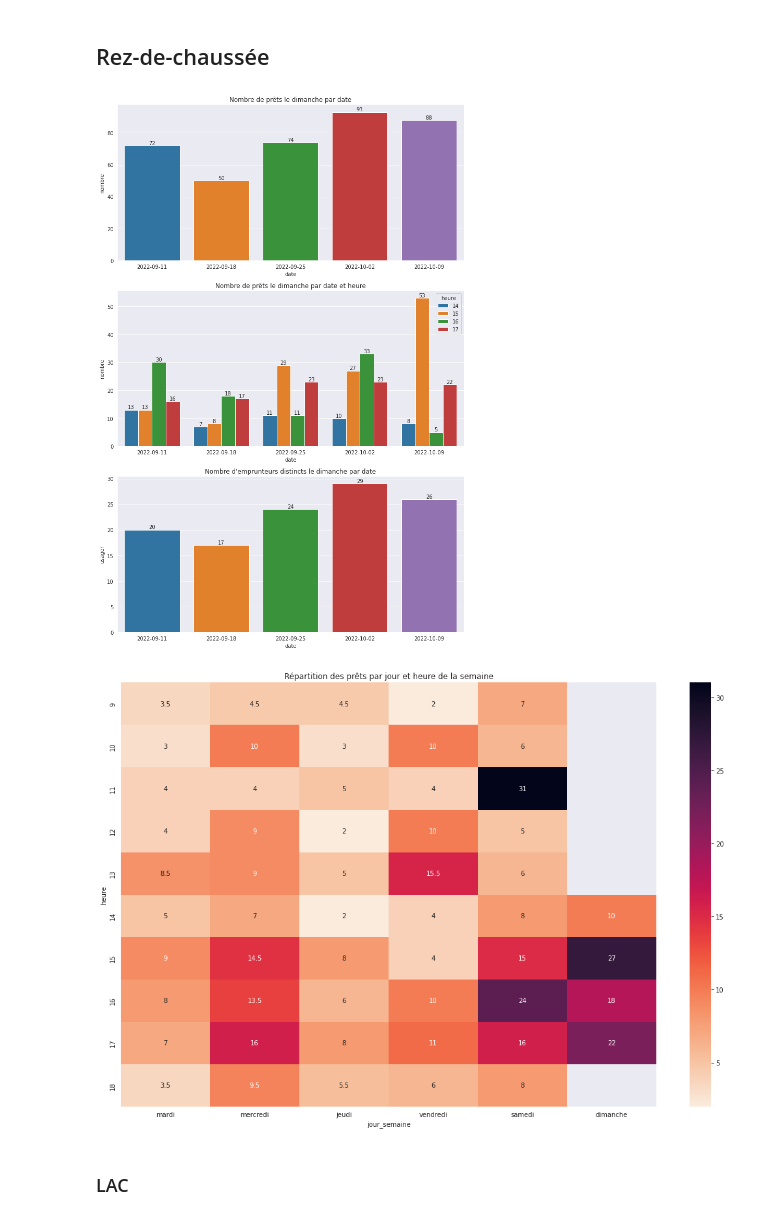
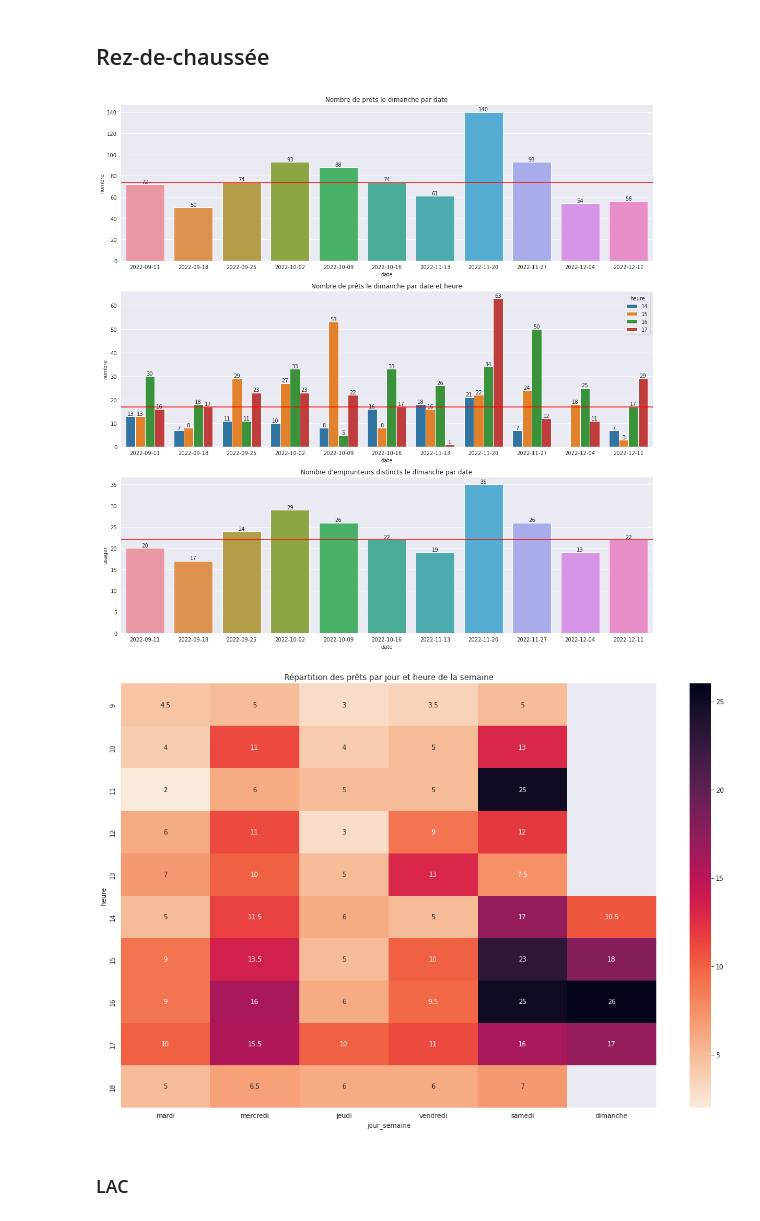
Before and after one commit to ragbx/kibini2, a Jupyter notebook: kibini/notebook_activite.ipynb, the cells around one changed output. Cells and saved outputs as stored; diff of their text form; code cells hidden in the pictures.

```diff
--- a/kibini/notebook_activite.ipynb
+++ b/kibini/notebook_activite.ipynb
@@ -125,19 +128,22 @@ c2l = c2l.dict_codes_lib
 # %% [markdown]
 ## Entrées
 # %%
-query = """
-SELECT datetime as date_heure, entrees as nombre
+query = f"""SELECT datetime as date_heure, entrees as nombre
 FROM stat_entrees
-WHERE DATE(datetime) BETWEEN '2022-09-05' AND '2022-10-17'
+WHERE DATE(datetime) BETWEEN '{date_debut}' AND '{date_fin}'
 """
 entrees = StatActivite(db_conn=db_conn, query=query)
 entrees.get_df_activite(jourSemaine=6)
 
-f, ax = plt.subplots(2, figsize=(10, 10))
+f, ax = plt.subplots(2, figsize=(15, 10))
+
+ax[0].axhline(y = entrees.df_activiteJourSemaine_parPeriode['nombre'].median(), color = 'r')
 sns.barplot(data=entrees.df_activiteJourSemaine_parPeriode, x= 'date', y='nombre', ax=ax[0])
 ax[0].set_title("Nombre d'entrées le dimanche par date")
 for i in ax[0].containers:
     ax[0].bar_label(i,)
+
+ax[1].axhline(y = entrees.df_activiteJourSemaineHeure_parPeriode['nombre'].median(), color = 'r')
 sns.barplot(data=entrees.df_activiteJourSemaineHeure_parPeriode, x= 'date', y='nombre', hue='heure', ax=ax[1])
 ax[1].set_title("Nombre d'entrées le dimanche par date et heure")
 for i in ax[1].containers:
@@ -156,30 +162,37 @@ f.tight_layout()
 # %% [markdown]
 ### Ensemble de la Médiathèque
 # %%
-query = """
-SELECT issuedate as date_heure, borrowernumber as usager, location
+query = f"""SELECT issuedate as date_heure, borrowernumber as usager, location
 FROM stat_issues
-WHERE DATE(issuedate) BETWEEN '2022-09-05' AND '2022-10-17'
+WHERE DATE(issuedate) BETWEEN '{date_debut}' AND '{date_fin}'
 AND location NOT IN ('MED0A', 'BUS1A')
 """
 prets = StatActivite(db_conn=db_conn, query=query, c2l=c2l)
 prets.get_df_activite(jourSemaine=6)
 
 
-f, ax = plt.subplots(4, figsize=(10, 20))
+f, ax = plt.subplots(4, figsize=(15, 20))
+
 sns.barplot(data=prets.df_activiteJourSemaine_parPeriode, x= 'date', y='nombre', ax=ax[0])
+ax[0].axhline(y = prets.df_activiteJourSemaine_parPeriode['nombre'].median(), color = 'r')
 ax[0].set_title('Nombre de prêts le dimanche par date')
 for i in ax[0].containers:
     ax[0].bar_label(i,)
+
 sns.barplot(data=prets.df_activiteJourSemaineHeure_parPeriode, x= 'date', y='nombre', hue='heure', ax=ax[1])
+ax[1].axhline(y = prets.df_activiteJourSemaineHeure_parPeriode['nombre'].median(), color = 'r')
 ax[1].set_title('Nombre de prêts le dimanche par date et heure')
 for i in ax[1].containers:
     ax[1].bar_label(i,)
+
 sns.barplot(data=prets.df_activiteJourSemaineUsagers_parPeriode, x= 'date', y='usager', ax=ax[2])
+ax[2].axhline(y = prets.df_activiteJourSemaineUsagers_parPeriode['usager'].median(), color = 'r')
 ax[2].set_title("Nombre d'emprunteurs distincts le dimanche par date")
 for i in ax[2].containers:
     ax[2].bar_label(i,)
+
 sns.barplot(data=prets.df_activiteHebdomadaire_parJourLocalisation, x= 'date', y='nombre', hue='localisation', ax=ax[3])
+ax[3].axhline(y = prets.df_activiteHebdomadaire_parJourLocalisation['nombre'].median(), color = 'r')
 ax[3].set_title("Nombre de prêts par espaces distincts le dimanche par date")
 for i in ax[3].containers:
     ax[3].bar_label(i,)
@@ -196,39 +209,46 @@ f.tight_layout()
 # %% [markdown]
 ## Rez-de-chaussée
 # %%
-query = """
-SELECT issuedate as date_heure, borrowernumber as usager
+query = f"""SELECT issuedate as date_heure, borrowernumber as usager, location
 FROM stat_issues
-WHERE DATE(issuedate) BETWEEN '2022-09-05' AND '2022-10-17'
+WHERE DATE(issuedate) BETWEEN '{date_debut}' AND '{date_fin}'
 AND location = 'MED0C'
 """
-prets = StatActivite(db_conn=db_conn, query=query)
+
+prets = StatActivite(db_conn=db_conn, query=query, c2l=c2l)
 prets.get_df_activite(jourSemaine=6)
 
 
-f, ax = plt.subplots(3, figsize=(10, 15))
+f, ax = plt.subplots(3, figsize=(15, 15))
+
 sns.barplot(data=prets.df_activiteJourSemaine_parPeriode, x= 'date', y='nombre', ax=ax[0])
+ax[0].axhline(y = prets.df_activiteJourSemaine_parPeriode['nombre'].median(), color = 'r')
 ax[0].set_title('Nombre de prêts le dimanche par date')
 for i in ax[0].containers:
     ax[0].bar_label(i,)
+
 sns.barplot(data=prets.df_activiteJourSemaineHeure_parPeriode, x= 'date', y='nombre', hue='heure', ax=ax[1])
+ax[1].axhline(y = prets.df_activiteJourSemaineHeure_parPeriode['nombre'].median(), color = 'r')
 ax[1].set_title('Nombre de prêts le dimanche par date et heure')
 for i in ax[1].containers:
     ax[1].bar_label(i,)
+
 sns.barplot(data=prets.df_activiteJourSemaineUsagers_parPeriode, x= 'date', y='usager', ax=ax[2])
+ax[2].axhline(y = prets.df_activiteJourSemaineUsagers_parPeriode['usager'].median(), color = 'r')
 ax[2].set_title("Nombre d'emprunteurs distincts le dimanche par date")
 for i in ax[2].containers:
     ax[2].bar_label(i,)
+
 f.tight_layout()
 
 
 f, ax = plt.subplots(figsize=(15, 10))
 sns.heatmap(prets.df_activiteHebdomadaire_parHeure_colonneJour, cmap='rocket_r', annot=True, fmt='g', ax=ax)
 ax.set_title("Répartition des prêts par jour et heure de la semaine")
 f.tight_layout()
 # %% [output]
-[figure, old version]
+[figure, new version]
-[figure, old version]
+[figure, new version]
 # %% [markdown]
 ### LAC
 # %%
```
Also changed, not shown: parts of 7 cells of this notebook, 10 other files.
